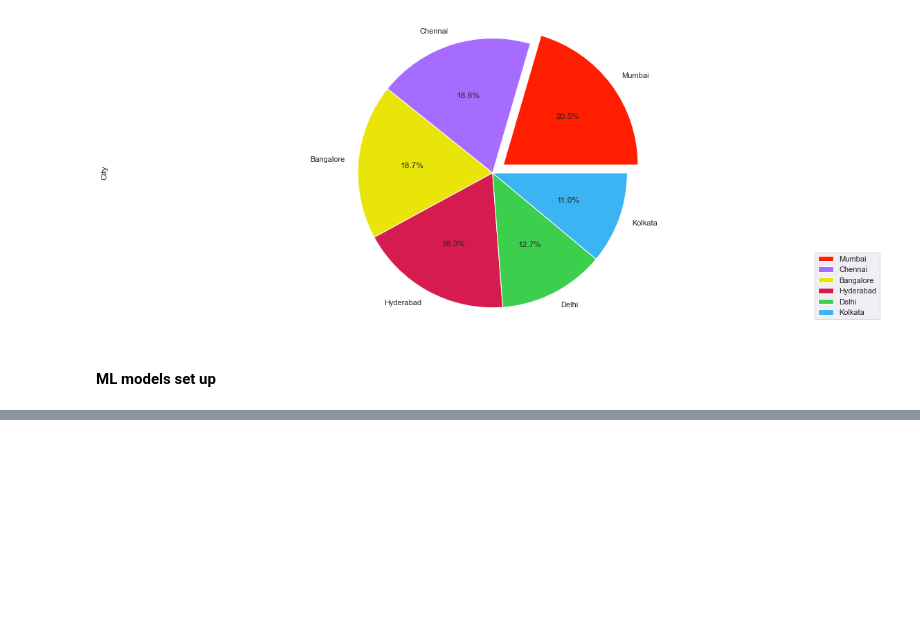
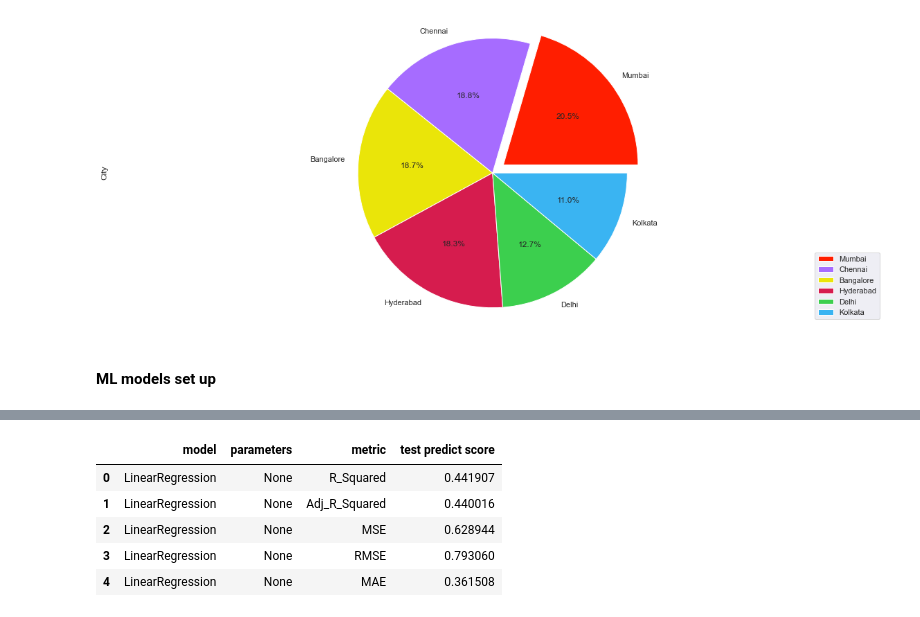
Before and after one commit to remre/housepricer, a Jupyter notebook: workenvfirst.ipynb, the cells around one changed output, grey strips where cells are left out. Saved outputs shown, nothing was run; the diff lists cells and outputs as text; code cells hidden in the pictures; blank space fills up the shorter version.

```diff
--- a/workenvfirst.ipynb
+++ b/workenvfirst.ipynb
@@ -363,0 +398,24 @@ X_train, X_test, y_train, y_test = train_test_split(X, y, test_size=0.2, random_
+# %%
+def test_predict(model,X_train,X_test,y_train,y_test, parameters = None):
+    model.fit(X_train, y_train)
+    prediction_test = model.predict(X_test)
+    model_text_list=[]; metric_list=[]; score_list=[] ; param_list=[]
+
+    # create list of metric to be examined
+    metric_functions = [r2_score, r2_score, mean_squared_error,mean_squared_error,mean_absolute_error]
+    metric_functions_text = ['R_Squared', 'Adj_R_Squared', 'MSE','RMSE','MAE']
+
+    # for loop of each of the 5 metrics
+    for metric_function, metric_function_text in zip(metric_functions, metric_functions_text):
+        if metric_function_text == 'Adj_R_Squared':
+            Adj_r2 = 1 - (1-r2_score(y_test, prediction_test)) * (len(y)-1)/(len(y)-X.shape[1]-1)
+            model_text_list.append(type(model).__name__); metric_list.append(metric_function_text); score_list.append(Adj_r2); param_list.append(parameters)
+        elif metric_function_text == 'RMSE':
+            rmse = mean_squared_error(y_test, prediction_test, squared=False)
+            model_text_list.append(type(model).__name__); metric_list.append(metric_function_text); score_list.append(rmse); param_list.append(parameters)
+        else:
+            model_text_list.append(type(model).__name__); metric_list.append(metric_function_text); score_list.append(metric_function(y_test, prediction_test)); param_list.append(parameters)
+
+    d = {'model':model_text_list, 'parameters': param_list ,'metric': metric_list, 'test predict score': score_list}
+    df = pd.DataFrame(data=d)
+    return df
@@ -363,0 +431,11 @@ X_train, X_test, y_train, y_test = train_test_split(X, y, test_size=0.2, random_
+# %%
+model = LinearRegression()
+LinearRegression_test = test_predict(model, X_train,X_test,y_train,y_test)
+LinearRegression_test
+# %% [output]
+|  | model | parameters | metric | test predict score |
+| 0 | LinearRegression | None | R_Squared | 0.441907 |
+| 1 | LinearRegression | None | Adj_R_Squared | 0.440016 |
+| 2 | LinearRegression | None | MSE | 0.628944 |
+| 3 | LinearRegression | None | RMSE | 0.793060 |
+| 4 | LinearRegression | None | MAE | 0.361508 |
```
Also changed, not shown: parts of 18 cells of this notebook.
